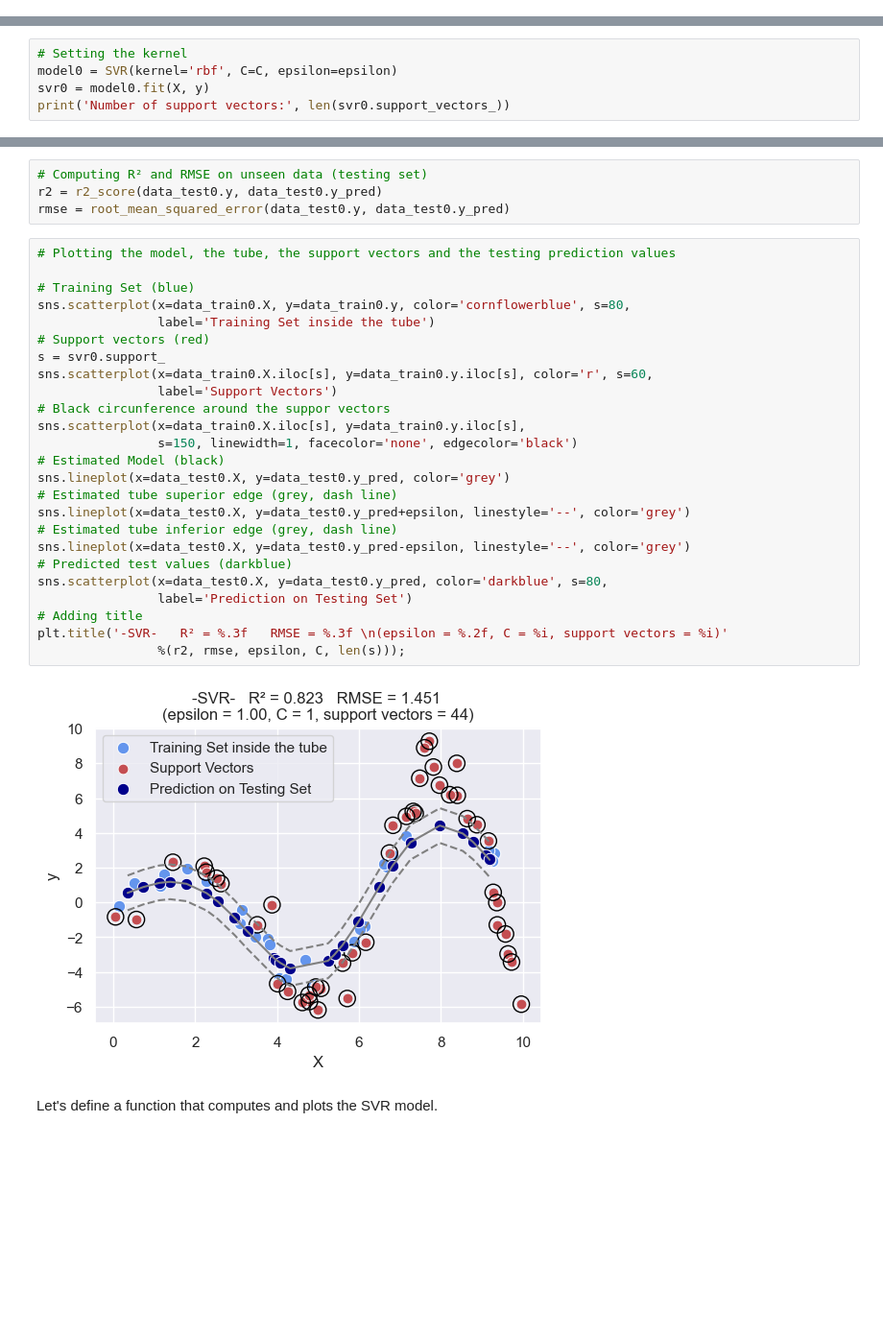
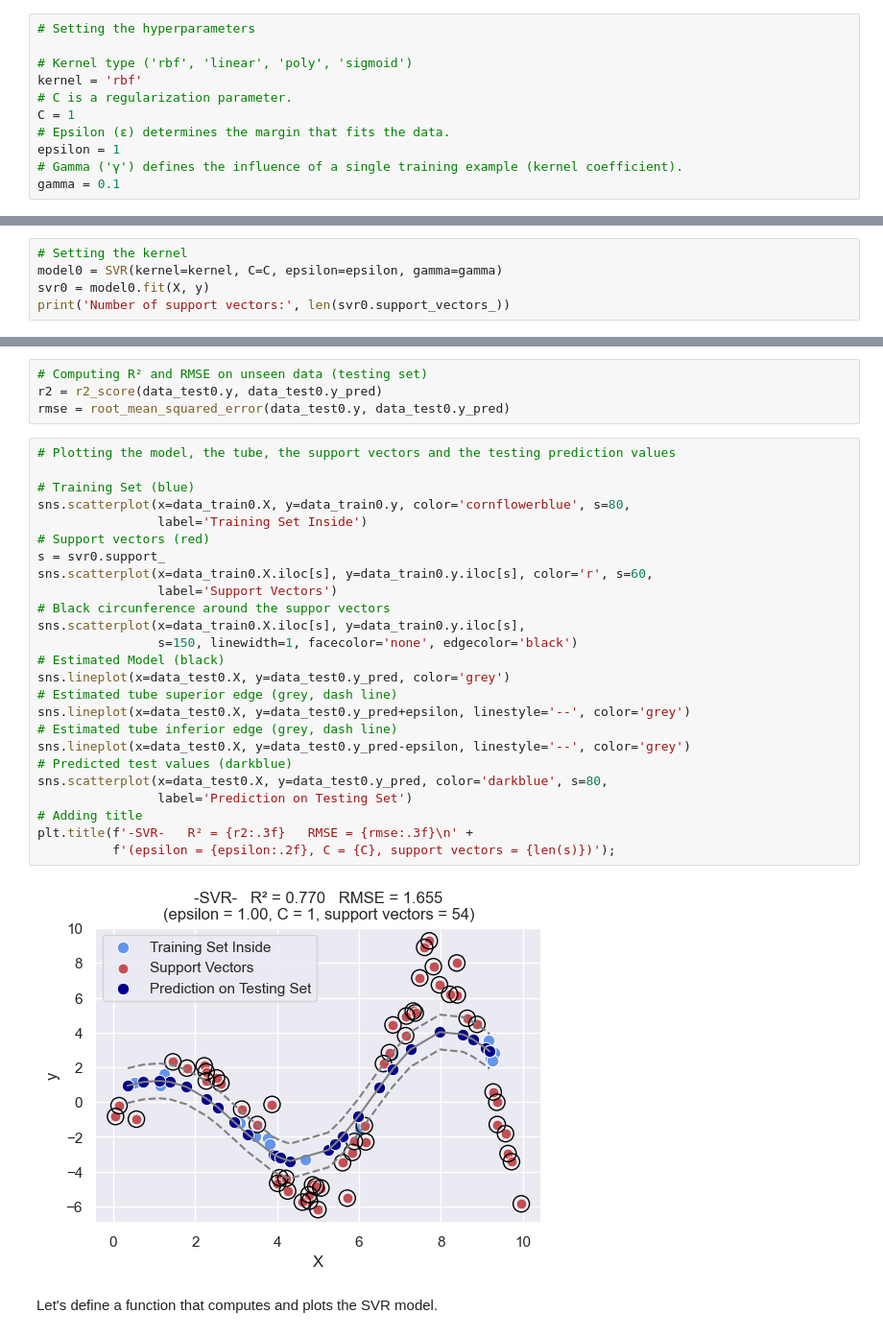
Before and after one commit to Goliath-Research/Machine-Learning, a Jupyter notebook: Regression/5-SVR.ipynb, the cells around one changed output, grey strips where cells are left out. Shown at 96% size. Saved outputs shown, nothing was run; the diff lists cells and outputs as text; blank space fills up the shorter version.

```diff
--- a/Regression/5-SVR.ipynb
+++ b/Regression/5-SVR.ipynb
@@ -111,0 +178,11 @@ C = 1
+# %%
+# Setting the hyperparameters
+
+# Kernel type ('rbf', 'linear', 'poly', 'sigmoid')
+kernel = 'rbf'
+# C is a regularization parameter.
+C = 1
+# Epsilon (ε) determines the margin that fits the data.
+epsilon = 1
+# Gamma ('γ') defines the influence of a single training example (kernel coefficient).
+gamma = 0.1
@@ -112,6 +191,6 @@ C = 1
 # %%
 # Setting the kernel
-model0 = SVR(kernel='rbf', C=C, epsilon=epsilon)
+model0 = SVR(kernel=kernel, C=C, epsilon=epsilon, gamma=gamma)
 svr0 = model0.fit(X, y)
 print('Number of support vectors:', len(svr0.support_vectors_))
 # %% [output]
@@ -134,30 +216,30 @@ rmse = root_mean_squared_error(data_test0.y, data_test0.y_pred)
 # %%
 # Plotting the model, the tube, the support vectors and the testing prediction values
 
 # Training Set (blue)
 sns.scatterplot(x=data_train0.X, y=data_train0.y, color='cornflowerblue', s=80,
-                label='Training Set inside the tube')
+                label='Training Set Inside')
 # Support vectors (red)
 s = svr0.support_
 sns.scatterplot(x=data_train0.X.iloc[s], y=data_train0.y.iloc[s], color='r', s=60,
                 label='Support Vectors')
 # Black circunference around the suppor vectors
 sns.scatterplot(x=data_train0.X.iloc[s], y=data_train0.y.iloc[s],
                 s=150, linewidth=1, facecolor='none', edgecolor='black')
 # Estimated Model (black)
 sns.lineplot(x=data_test0.X, y=data_test0.y_pred, color='grey')
 # Estimated tube superior edge (grey, dash line)
 sns.lineplot(x=data_test0.X, y=data_test0.y_pred+epsilon, linestyle='--', color='grey')
 # Estimated tube inferior edge (grey, dash line)
 sns.lineplot(x=data_test0.X, y=data_test0.y_pred-epsilon, linestyle='--', color='grey')
 # Predicted test values (darkblue)
 sns.scatterplot(x=data_test0.X, y=data_test0.y_pred, color='darkblue', s=80,
                 label='Prediction on Testing Set')
 # Adding title
-plt.title('-SVR-   R² = %.3f   RMSE = %.3f \n(epsilon = %.2f, C = %i, support vectors = %i)'
-                %(r2, rmse, epsilon, C, len(s)));
+plt.title(f'-SVR-   R² = {r2:.3f}   RMSE = {rmse:.3f}\n' +
+          f'(epsilon = {epsilon:.2f}, C = {C}, support vectors = {len(s)})');
 # %% [output]
-[figure, old version]
+[figure, new version]
 # %% [markdown]
 Let's define a function that computes and plots the SVR model.
 # %%
```
Also changed, not shown: parts of 17 cells of this notebook.
